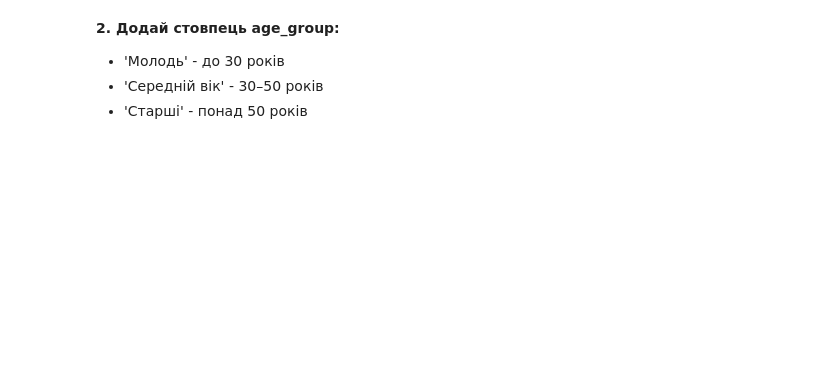
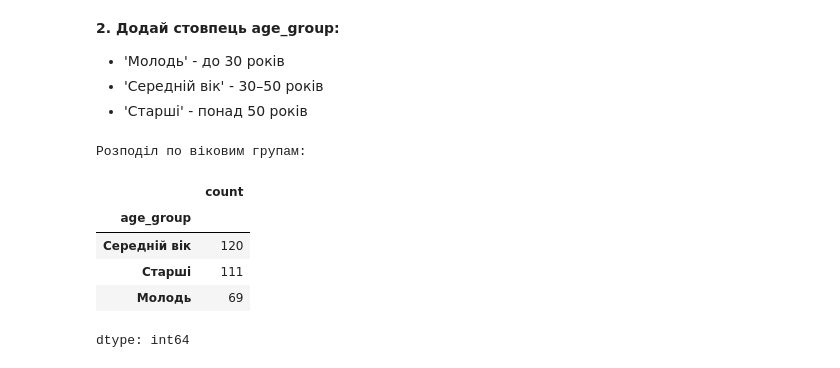
Before and after one commit to AllaYermilko/DTA-2026, a Jupyter notebook: project_store_sales_analysis/store_sales_analysis.ipynb, the cells around one changed output. Drawn from its saved outputs; the diff is of its cells as text; code cells hidden in the pictures; blank space fills up the shorter version.

```diff
--- a/project_store_sales_analysis/store_sales_analysis.ipynb
+++ b/project_store_sales_analysis/store_sales_analysis.ipynb
@@ -433,3 +444,21 @@ print(f"Найкращий день: {best_day} березня - {best_revenue:.
 *   'Молодь' - до 30 років
 *   'Середній вік' - 30–50 років
 *   'Старші' - понад 50 років
+# %%
+df['age_group'] = pd.cut(
+    df['customer_age'],
+    bins=[0, 30, 50, 100],
+    labels=['Молодь', 'Середній вік', 'Старші'],
+    right=False
+)
+print("Розподіл по віковим групам: \n")
+# df.head()
+df.age_group.value_counts()
+# %% [output]
+Розподіл по віковим групам:
+|  | count |
+| age_group |  |
+| Середній вік | 120 |
+| Старші | 111 |
+| Молодь | 69 |
+dtype: int64
```
Also changed, not shown: parts of 8 cells of this notebook.
